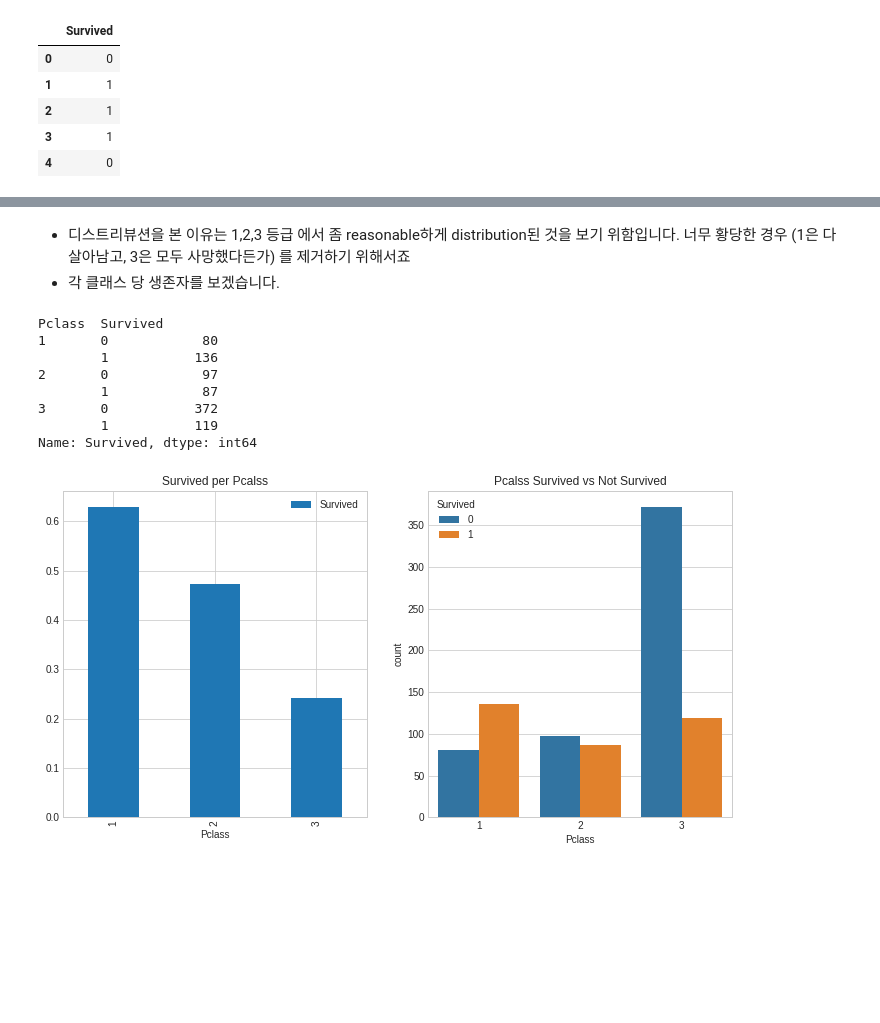
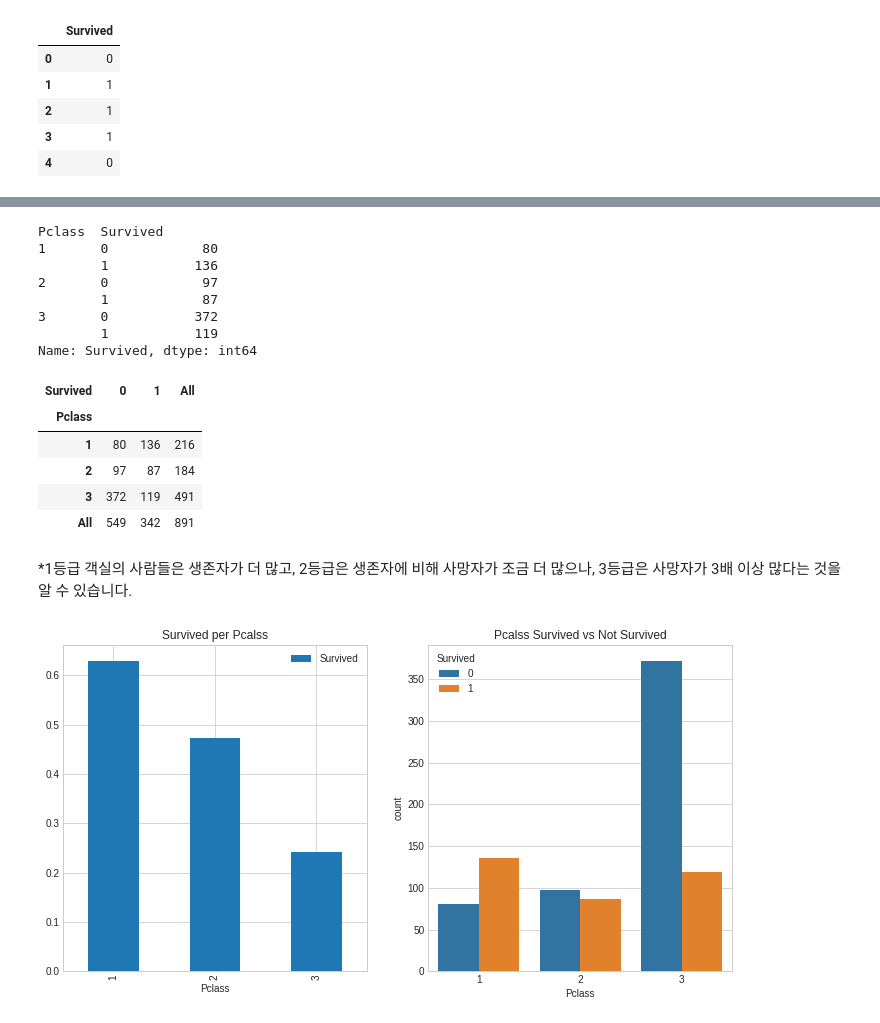
Before and after one commit to joshuajhchoi/ai2learn, a Jupyter notebook: 파이썬_처음하는_분들을_위한_8시간_만에_이해하는_머신_러닝_기초_수업_(10)_Kaggle_Titanic_입문하기.ipynb, the cells around one changed output, grey strips where cells are left out. Cells and saved outputs as stored; diff of their text form; code cells hidden in the pictures; blank space fills up the shorter version.

```diff
--- a/파이썬_처음하는_분들을_위한_8시간_만에_이해하는_머신_러닝_기초_수업_(10)_Kaggle_Titanic_입문하기.ipynb
+++ b/파이썬_처음하는_분들을_위한_8시간_만에_이해하는_머신_러닝_기초_수업_(10)_Kaggle_Titanic_입문하기.ipynb
@@ -359,6 +354,3 @@ sns.distplot(train.Pclass)
-# %% [markdown]
-* 디스트리뷰션을 본 이유는 1,2,3 등급 에서 좀 reasonable하게 distribution된 것을 보기 위함입니다. 너무 황당한 경우 (1은 다 살아남고, 3은 모두 사망했다든가) 를 제거하기 위해서죠
-* 각 클래스 당 생존자를 보겠습니다.
 # %%
 train.groupby(['Pclass','Survived'])['Survived'].count()
 # %% [output]
@@ -375,3 +365,14 @@ Name: Survived, dtype: int64
+# %%
+pd.crosstab(train.Pclass,train.Survived,margins=True).style.background_gradient(cmap='summer_r')
+# %% [output]
+| Survived | 0 | 1 | All |
+| Pclass |  |  |  |
+| 1 | 80 | 136 | 216 |
+| 2 | 97 | 87 | 184 |
+| 3 | 372 | 119 | 491 |
+| All | 549 | 342 | 891 |
+# %% [markdown]
+*1등급 객실의 사람들은 생존자가 더 많고, 2등급은 생존자에 비해 사망자가 조금 더 많으나, 3등급은 사망자가 3배 이상 많다는 것을 알 수 있습니다.
 # %%
 f,ax=plt.subplots(1,2,figsize=(12,6))
 train[['Pclass','Survived']].groupby(['Pclass']).mean().plot.bar(ax=ax[0])
```
Also changed, not shown: parts of 11 cells of this notebook.
